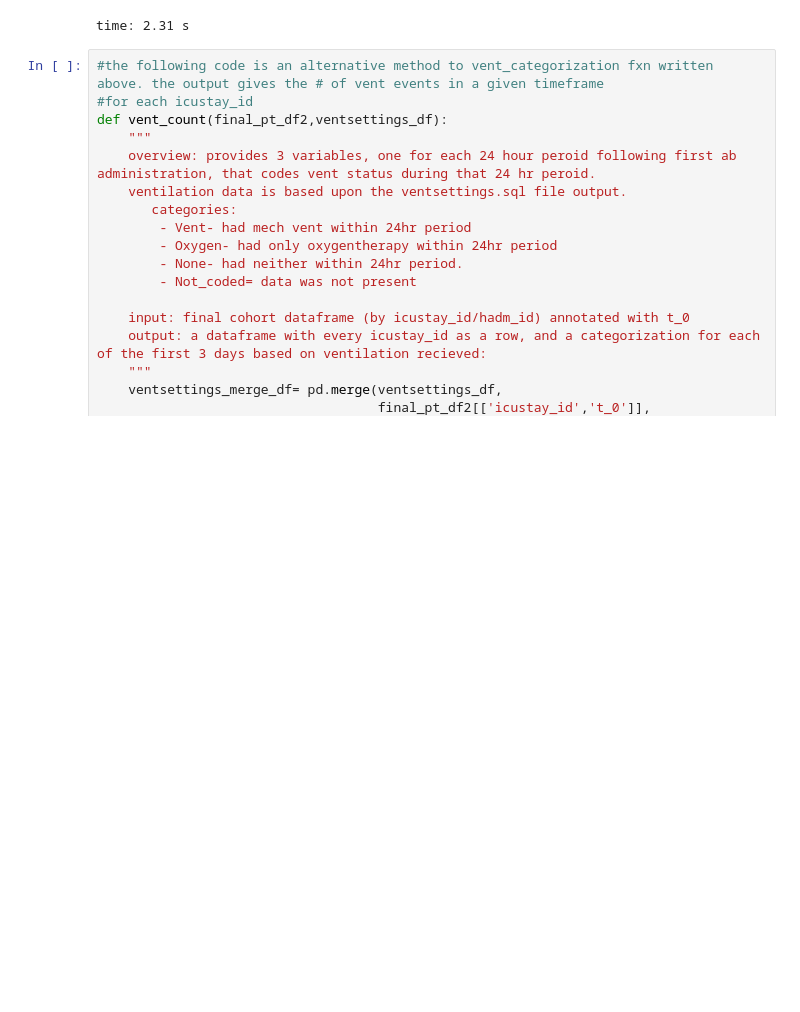
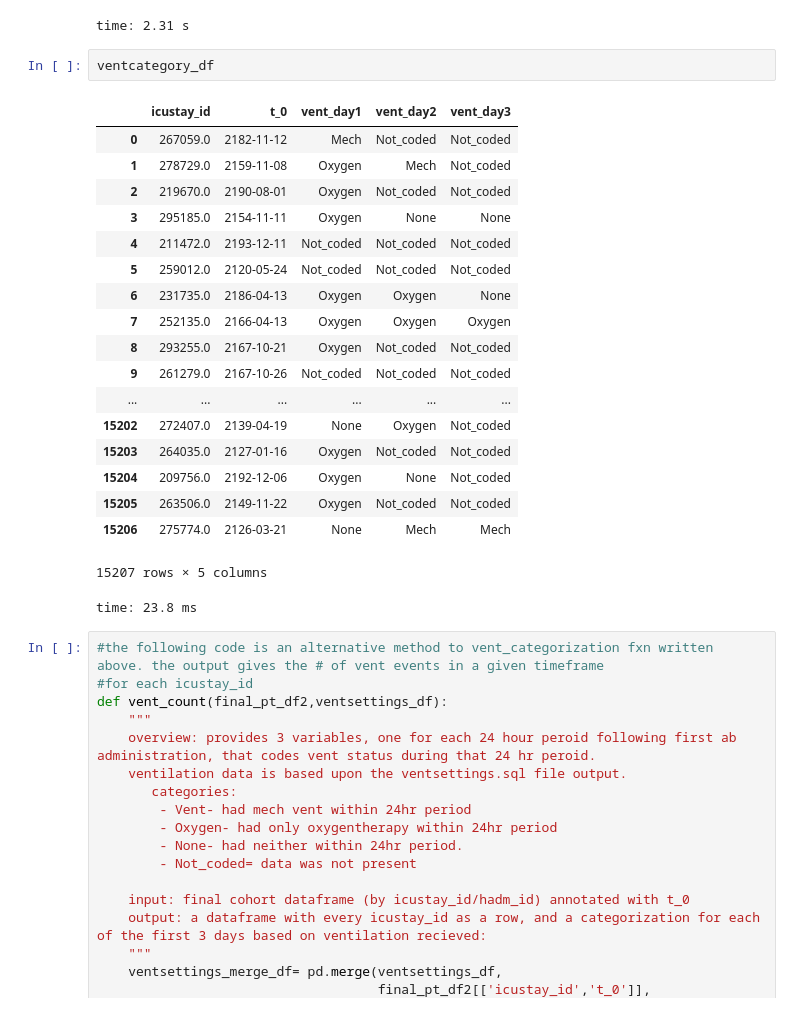
Before and after one commit to kellylinyingxin/mimiciii-antibiotics-modeling, a Jupyter notebook: notebooks/04-clinical_explore.ipynb, the cells around one changed output. Drawn from its saved outputs; the diff is of its cells as text; blank space fills up the shorter version.

```diff
--- a/notebooks/04-clinical_explore.ipynb
+++ b/notebooks/04-clinical_explore.ipynb
@@ -270,6 +270,28 @@ Try using .loc[row_indexer,col_indexer] = value instead
 See the caveats in the documentation: http://pandas.pydata.org/pandas-docs/stable/indexing.html#indexing-view-versus-copy
   self.obj[item] = s
 time: 2.31 s
+# %%
+ventcategory_df
+# %% [output]
+|  | icustay_id | t_0 | vent_day1 | vent_day2 | vent_day3 |
+| 0 | 267059.0 | 2182-11-12 | Mech | Not_coded | Not_coded |
+| 1 | 278729.0 | 2159-11-08 | Oxygen | Mech | Not_coded |
+| 2 | 219670.0 | 2190-08-01 | Oxygen | Not_coded | Not_coded |
+| 3 | 295185.0 | 2154-11-11 | Oxygen | None | None |
+| 4 | 211472.0 | 2193-12-11 | Not_coded | Not_coded | Not_coded |
+| 5 | 259012.0 | 2120-05-24 | Not_coded | Not_coded | Not_coded |
+| 6 | 231735.0 | 2186-04-13 | Oxygen | Oxygen | None |
+| 7 | 252135.0 | 2166-04-13 | Oxygen | Oxygen | Oxygen |
+| 8 | 293255.0 | 2167-10-21 | Oxygen | Not_coded | Not_coded |
+| 9 | 261279.0 | 2167-10-26 | Not_coded | Not_coded | Not_coded |
+| ... | ... | ... | ... | ... | ... |
+| 15202 | 272407.0 | 2139-04-19 | None | Oxygen | Not_coded |
+| 15203 | 264035.0 | 2127-01-16 | Oxygen | Not_coded | Not_coded |
+| 15204 | 209756.0 | 2192-12-06 | Oxygen | None | Not_coded |
+| 15205 | 263506.0 | 2149-11-22 | Oxygen | Not_coded | Not_coded |
+| 15206 | 275774.0 | 2126-03-21 | None | Mech | Mech |
+15207 rows × 5 columns
+time: 23.8 ms
 # %%
 #the following code is an alternative method to vent_categorization fxn written above. the output gives the # of vent events in a given timeframe
 #for each icustay_id
```
Also changed, not shown: parts of 10 cells of this notebook, 6 other files.
